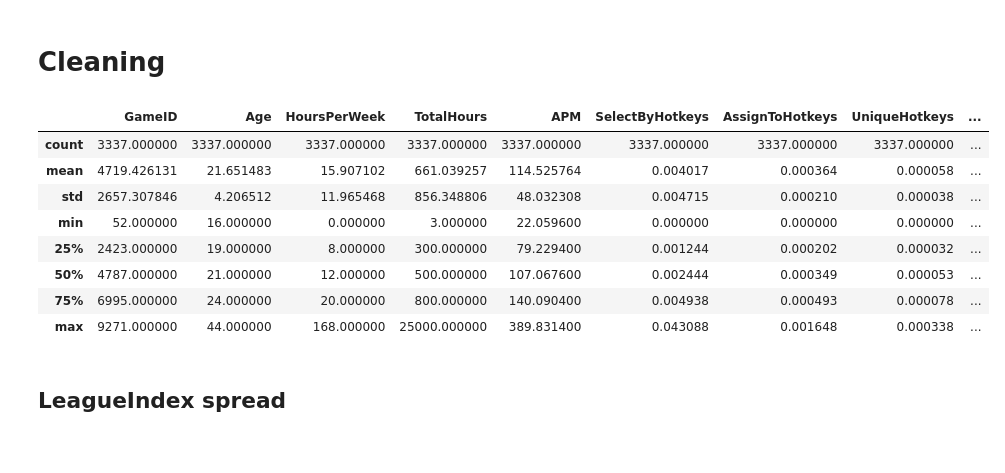
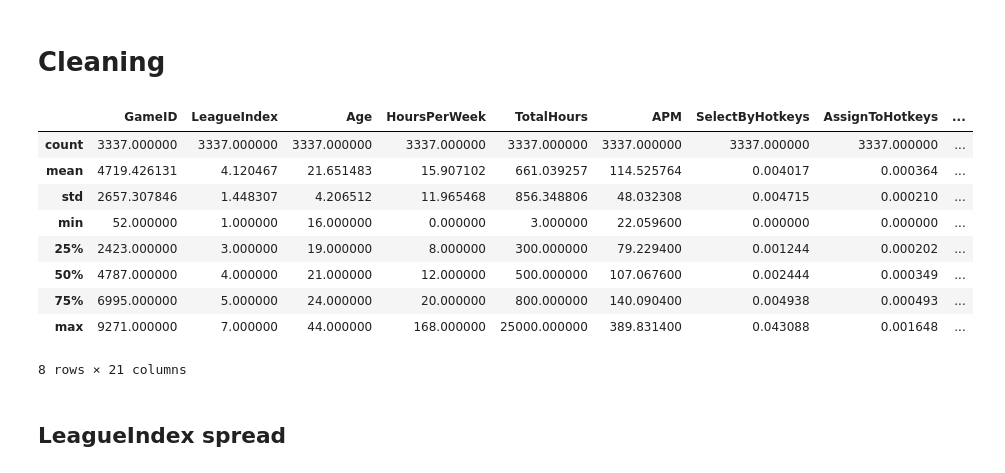
Before and after one commit to SanderVanAndel/ADS-MachineLearning, a Jupyter notebook: Discovery.ipynb, the cells around one changed output. Cells and saved outputs as stored; diff of their text form; code cells hidden in the pictures.

```diff
--- a/Discovery.ipynb
+++ b/Discovery.ipynb
@@ -31,37 +31,22 @@ replays.head()
 # %%
 # deleting one row with 1 million hours of playtime
 replays = replays[replays['TotalHours'] != 1000000]
 
 replays.dropna(inplace=True)
 replays.isnull().values.any()
 
-# Replacing league numbers with string
-leagues = {
-        1: "Bronze",
-        2: "Silver",
-        3: "Gold",
-        4: "Diamond",
-        5: "Master",
-        6: "Grandmaster",
-        7: "Prof1",
-        8: "Prof2",
-    }
-replays['LeagueIndex'] = replays['LeagueIndex'].apply(lambda x: leagues.get(x))
-
-leagueIndexOrderList = ['Bronze', 'Silver', 'Gold', 'Diamond', 'Master', 'GrandMaster', 'Prof']
-replays.reindex(leagueIndexOrderList)
-
 replays.describe()
 # %% [output]
-|  | GameID | Age | HoursPerWeek | TotalHours | APM | SelectByHotkeys | AssignToHotkeys | UniqueHotkeys | ... |
+|  | GameID | LeagueIndex | Age | HoursPerWeek | TotalHours | APM | SelectByHotkeys | AssignToHotkeys | ... |
 | count | 3337.000000 | 3337.000000 | 3337.000000 | 3337.000000 | 3337.000000 | 3337.000000 | 3337.000000 | 3337.000000 | ... |
-| mean | 4719.426131 | 21.651483 | 15.907102 | 661.039257 | 114.525764 | 0.004017 | 0.000364 | 0.000058 | ... |
-| std | 2657.307846 | 4.206512 | 11.965468 | 856.348806 | 48.032308 | 0.004715 | 0.000210 | 0.000038 | ... |
-| min | 52.000000 | 16.000000 | 0.000000 | 3.000000 | 22.059600 | 0.000000 | 0.000000 | 0.000000 | ... |
-| 25% | 2423.000000 | 19.000000 | 8.000000 | 300.000000 | 79.229400 | 0.001244 | 0.000202 | 0.000032 | ... |
-| 50% | 4787.000000 | 21.000000 | 12.000000 | 500.000000 | 107.067600 | 0.002444 | 0.000349 | 0.000053 | ... |
-| 75% | 6995.000000 | 24.000000 | 20.000000 | 800.000000 | 140.090400 | 0.004938 | 0.000493 | 0.000078 | ... |
-| max | 9271.000000 | 44.000000 | 168.000000 | 25000.000000 | 389.831400 | 0.043088 | 0.001648 | 0.000338 | ... |
+| mean | 4719.426131 | 4.120467 | 21.651483 | 15.907102 | 661.039257 | 114.525764 | 0.004017 | 0.000364 | ... |
+| std | 2657.307846 | 1.448307 | 4.206512 | 11.965468 | 856.348806 | 48.032308 | 0.004715 | 0.000210 | ... |
+| min | 52.000000 | 1.000000 | 16.000000 | 0.000000 | 3.000000 | 22.059600 | 0.000000 | 0.000000 | ... |
+| 25% | 2423.000000 | 3.000000 | 19.000000 | 8.000000 | 300.000000 | 79.229400 | 0.001244 | 0.000202 | ... |
+| 50% | 4787.000000 | 4.000000 | 21.000000 | 12.000000 | 500.000000 | 107.067600 | 0.002444 | 0.000349 | ... |
+| 75% | 6995.000000 | 5.000000 | 24.000000 | 20.000000 | 800.000000 | 140.090400 | 0.004938 | 0.000493 | ... |
+| max | 9271.000000 | 7.000000 | 44.000000 | 168.000000 | 25000.000000 | 389.831400 | 0.043088 | 0.001648 | ... |
+8 rows × 21 columns
 # %% [markdown]
 ## LeagueIndex spread
 # %%
```
Also changed, not shown: parts of 5 cells of this notebook.
